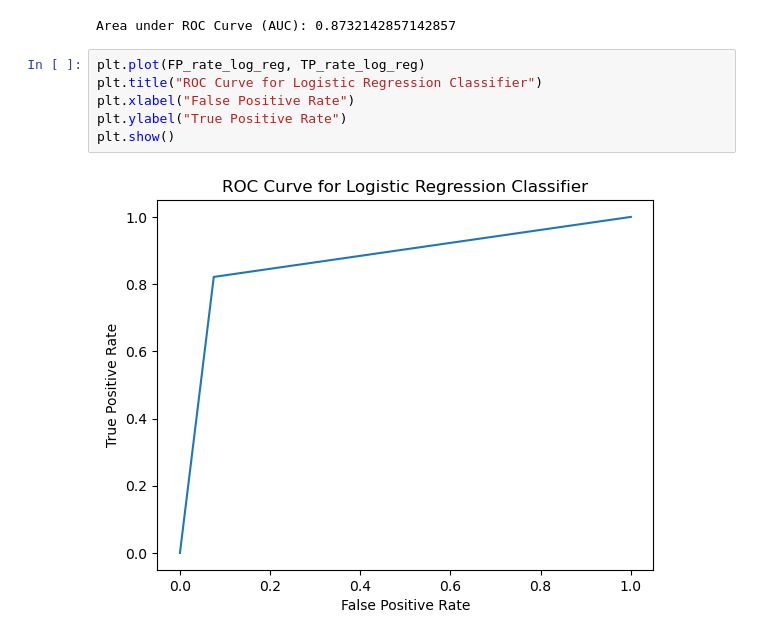
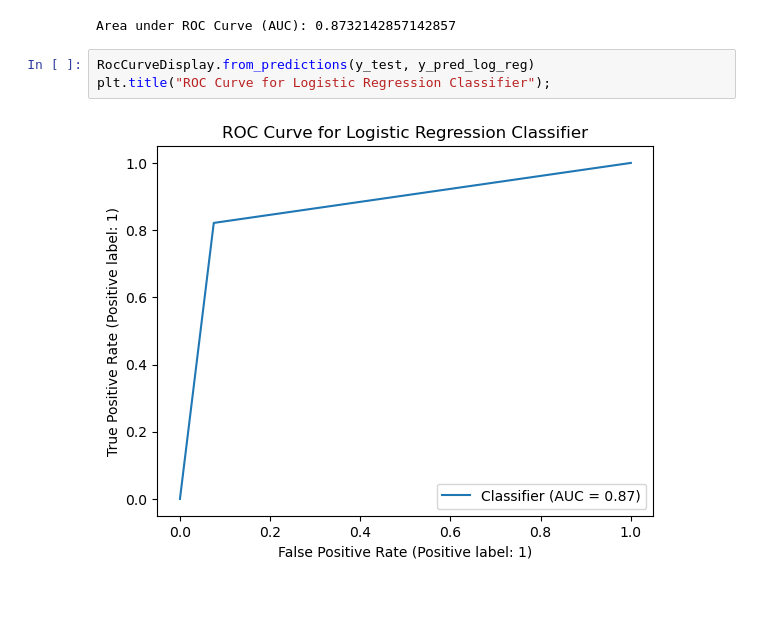
Before and after one commit to Beyond-Image/Data-Science2, a Jupyter notebook: knn_logreg.ipynb, the cells around one changed output. Drawn from its saved outputs; the diff is of its cells as text; blank space fills up the shorter version.

```diff
--- a/knn_logreg.ipynb
+++ b/knn_logreg.ipynb
@@ -222,11 +219,8 @@ AUC_log_reg = roc_auc_score(y_test, y_pred_log_reg)
 print(f"Area under ROC Curve (AUC): {AUC_log_reg}")
 # %% [output]
 Area under ROC Curve (AUC): 0.8732142857142857
-# %%
-plt.plot(FP_rate_log_reg, TP_rate_log_reg)
-plt.title("ROC Curve for Logistic Regression Classifier")
-plt.xlabel("False Positive Rate")
-plt.ylabel("True Positive Rate")
-plt.show()
-# %% [output]
-[figure, removed]
+# %%
+RocCurveDisplay.from_predictions(y_test, y_pred_log_reg)
+plt.title("ROC Curve for Logistic Regression Classifier");
+# %% [output]
+[figure, added]
```
Also changed, not shown: parts of 2 cells of this notebook.
